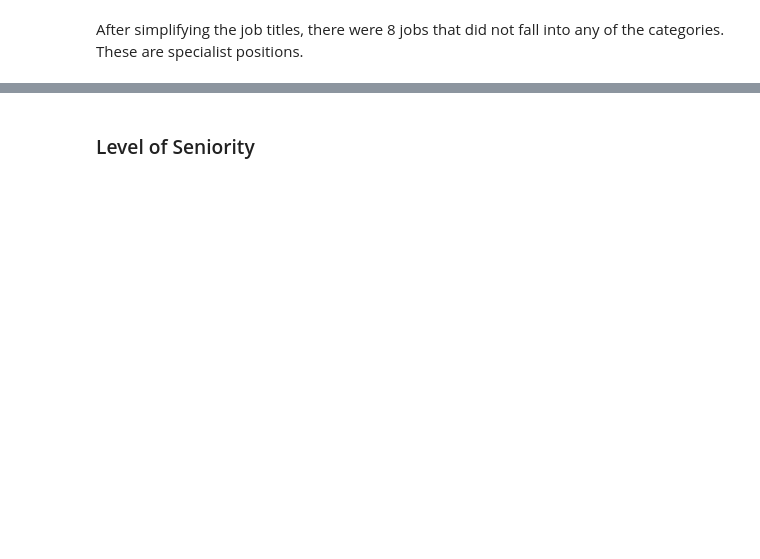
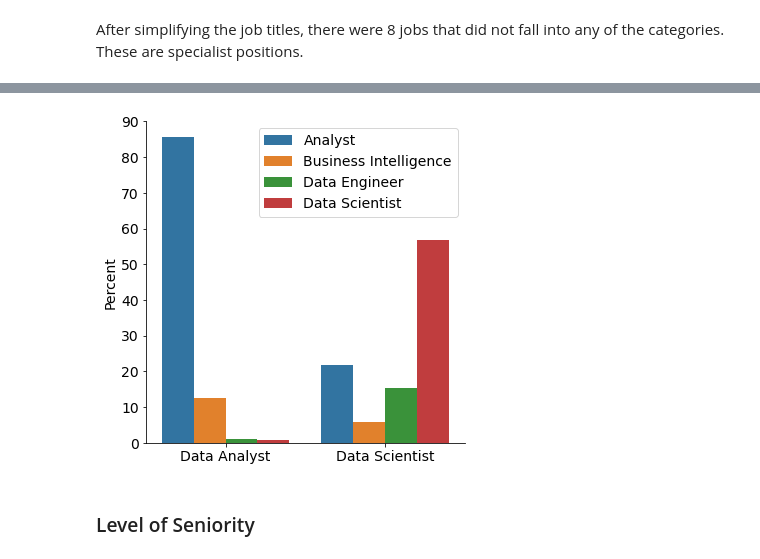
Before and after one commit to jma199/nlp-jobmarket, a Jupyter notebook: 2 main_jobdesc_eda_sql.ipynb, the cells around one changed output, grey strips where cells are left out. Drawn from its saved outputs; the diff is of its cells as text; code cells hidden in the pictures; blank space fills up the shorter version.

```diff
--- a/2 main_jobdesc_eda_sql.ipynb
+++ b/2 main_jobdesc_eda_sql.ipynb
@@ -203,0 +203,7 @@ plt.show()
+# %%
+import seaborn as sns
+
+jobtitle4 = data_df.groupby('label')['position2'].value_counts(normalize=True)
+jobtitle4 = jobtitle4.mul(100)
+jobtitle4 = jobtitle4.rename('percent').reset_index()
+jobtitle4
@@ -204,3 +220,16 @@ plt.show()
+# %%
+g = sns.catplot(x= 'label', y = 'percent', data= jobtitle4, hue= 'position2', kind= 'bar', legend=False)
+plt.xticks(ticks=[0,1], labels= ['Data Analyst', 'Data Scientist'], fontsize=14)
+plt.xlabel("")
+
+plt.yticks(fontsize = 14)
+plt.ylabel("Percent", fontsize = 14)
+g.ax.set_ylim(0, 90)
+
+plt.legend(title=None, loc = 0, fontsize = 14)
+plt.show()
+# %% [output]
+[figure, added]
 # %% [markdown]
 <h3>Level of Seniority</h3>
 # %%
```
Also changed, not shown: parts of 6 cells of this notebook, 6 other files.
